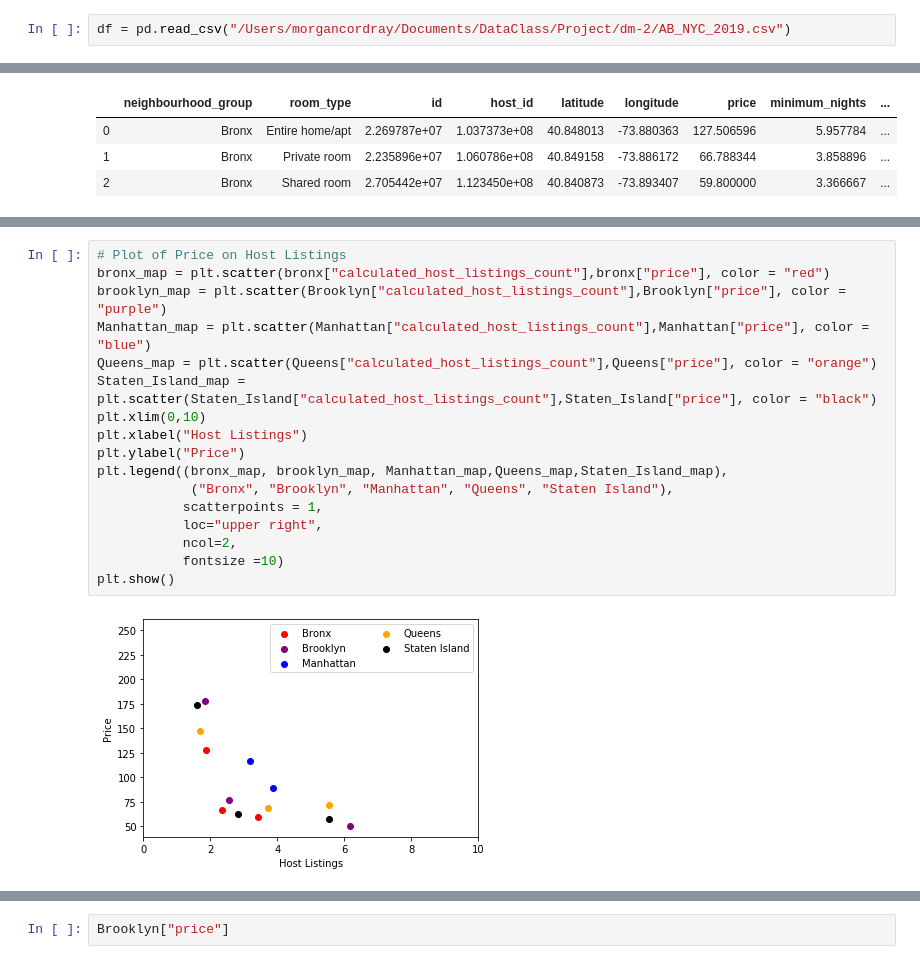
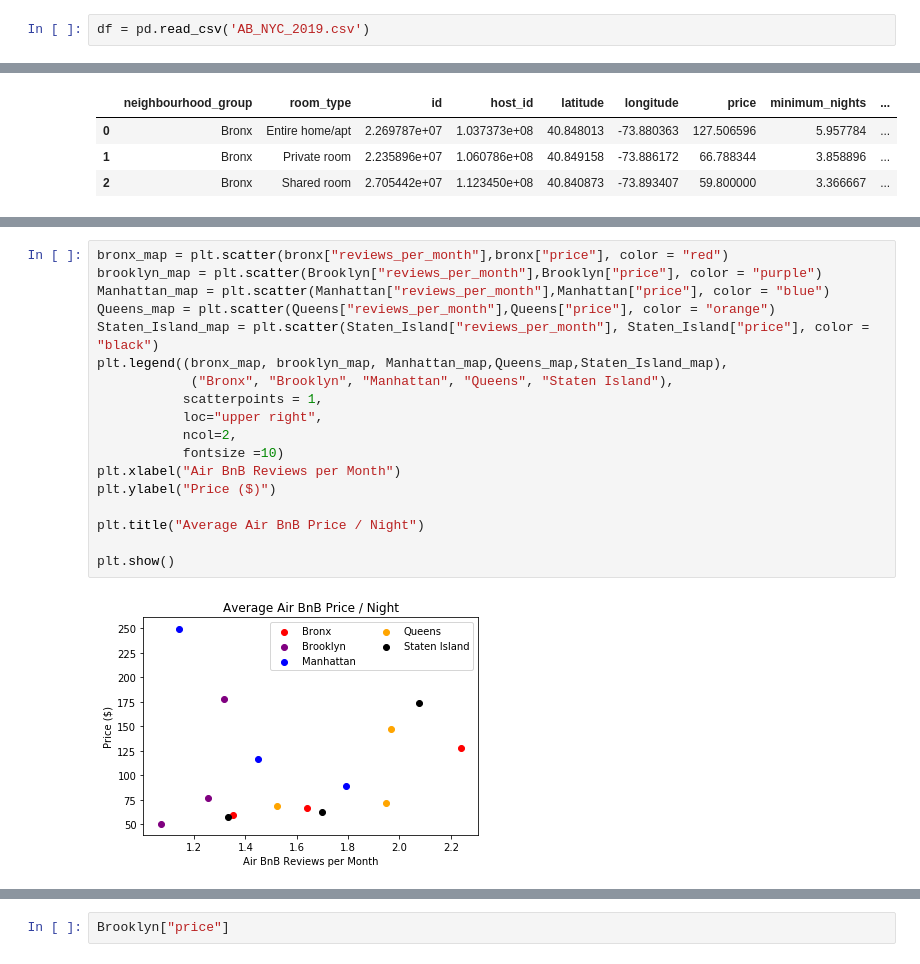
Before and after one commit to mcordray1988/NY_AIR_BNB, a Jupyter notebook: NY_CITY _AIRBNB_DATA.ipynb, the cells around one changed output, grey strips where cells are left out. Cells and saved outputs as stored; diff of their text form.

Commit message:
Updating with Dan's Branch to be reviewed

```diff
--- a/NY_CITY _AIRBNB_DATA.ipynb
+++ b/NY_CITY _AIRBNB_DATA.ipynb
@@ -4,4 +4,4 @@ import matplotlib.pyplot as plt
 import numpy as np
 %matplotlib inline
 # %%
-df = pd.read_csv("/Users/morgancordray/Documents/DataClass/Project/dm-2/AB_NYC_2019.csv")
+df = pd.read_csv('AB_NYC_2019.csv')
@@ -72,19 +132,20 @@ bronx
 # %%
-# Plot of Price on Host Listings
-bronx_map = plt.scatter(bronx["calculated_host_listings_count"],bronx["price"], color = "red")
-brooklyn_map = plt.scatter(Brooklyn["calculated_host_listings_count"],Brooklyn["price"], color = "purple")
-Manhattan_map = plt.scatter(Manhattan["calculated_host_listings_count"],Manhattan["price"], color = "blue")
-Queens_map = plt.scatter(Queens["calculated_host_listings_count"],Queens["price"], color = "orange")
-Staten_Island_map = plt.scatter(Staten_Island["calculated_host_listings_count"],Staten_Island["price"], color = "black")
-plt.xlim(0,10)
-plt.xlabel("Host Listings")
-plt.ylabel("Price")
+bronx_map = plt.scatter(bronx["reviews_per_month"],bronx["price"], color = "red")
+brooklyn_map = plt.scatter(Brooklyn["reviews_per_month"],Brooklyn["price"], color = "purple")
+Manhattan_map = plt.scatter(Manhattan["reviews_per_month"],Manhattan["price"], color = "blue")
+Queens_map = plt.scatter(Queens["reviews_per_month"],Queens["price"], color = "orange")
+Staten_Island_map = plt.scatter(Staten_Island["reviews_per_month"], Staten_Island["price"], color = "black")
 plt.legend((bronx_map, brooklyn_map, Manhattan_map,Queens_map,Staten_Island_map),
             ("Bronx", "Brooklyn", "Manhattan", "Queens", "Staten Island"),
            scatterpoints = 1,
            loc="upper right",
            ncol=2,
            fontsize =10)
+plt.xlabel("Air BnB Reviews per Month")
+plt.ylabel("Price ($)")
+
+plt.title("Average Air BnB Price / Night")
+
 plt.show()
 # %% [output]
-[figure, old version]
+[figure, new version]
```
Also changed, not shown: parts of 23 cells of this notebook.
